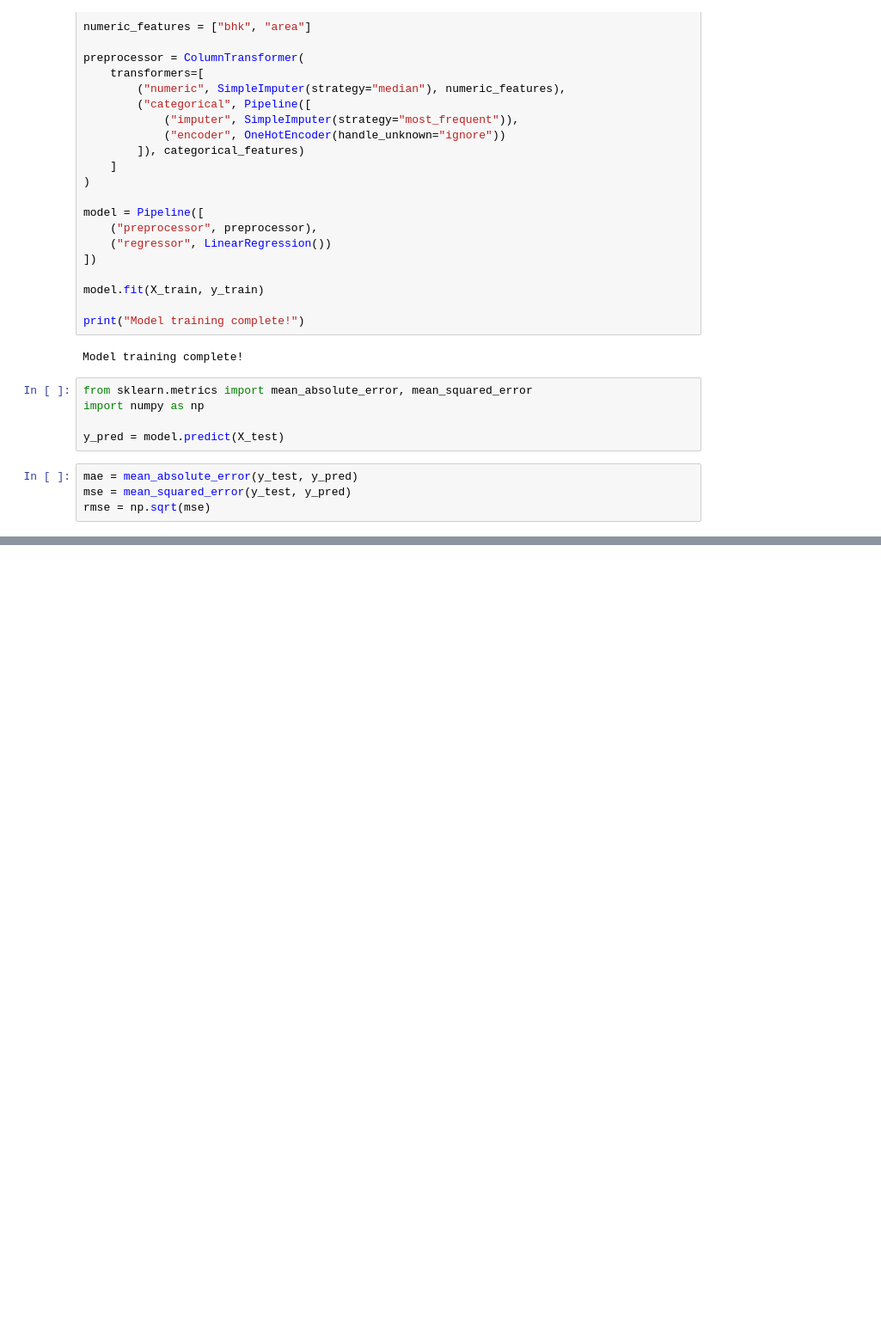
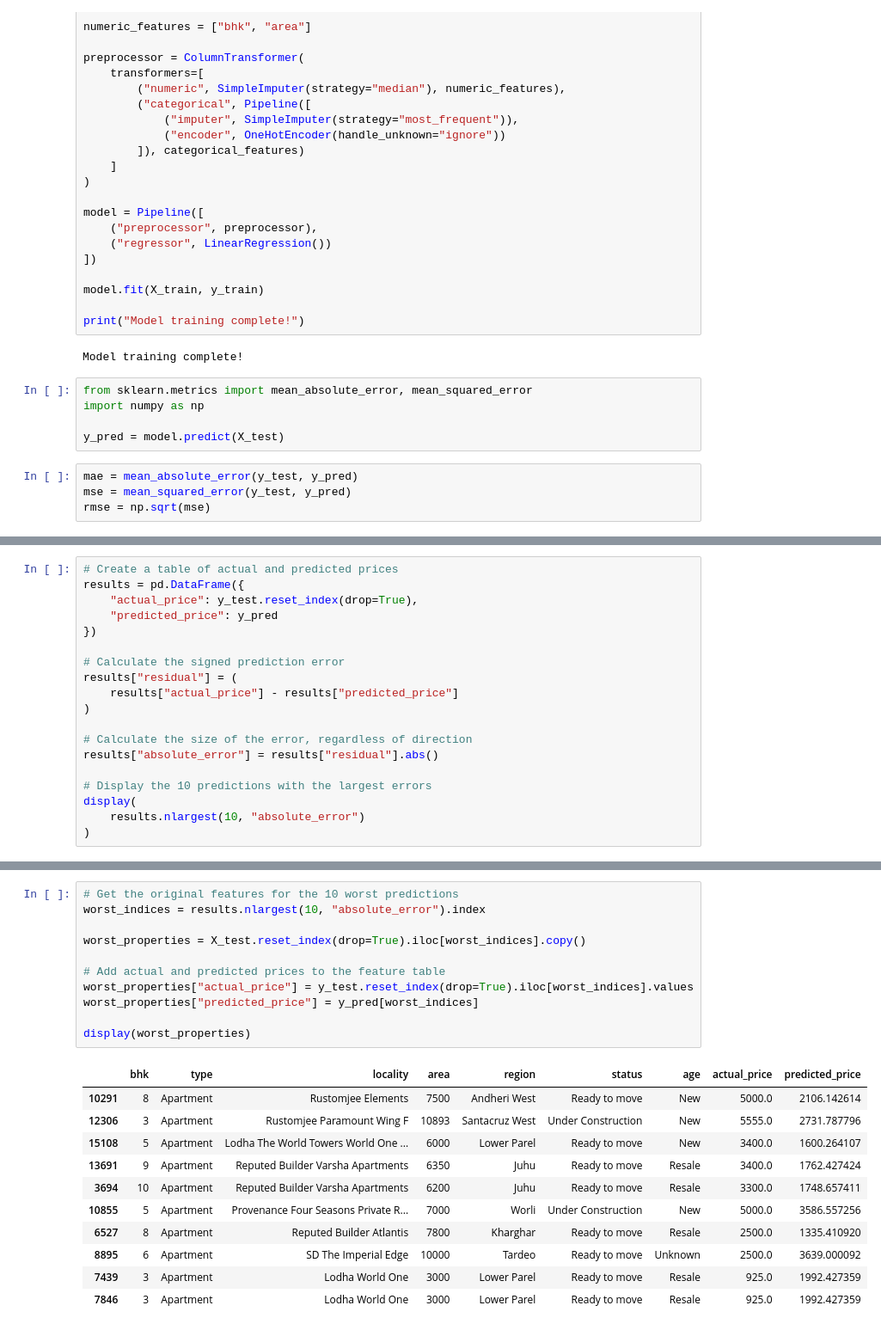
Before and after one commit to Student-boy143/mumbai-house-price-prediction, a Jupyter notebook: notebooks/01_data_exploration.ipynb, the cells around one changed output, grey strips where cells are left out. Shown at 86% size. Cells and saved outputs as stored; diff of their text form; blank space fills up the shorter version.

```diff
--- a/notebooks/01_data_exploration.ipynb
+++ b/notebooks/01_data_exploration.ipynb
@@ -266,0 +267,19 @@ Linear Regression MAE: ₹35.07 lakhs
+# %%
+# Create a table of actual and predicted prices
+results = pd.DataFrame({
+    "actual_price": y_test.reset_index(drop=True),
+    "predicted_price": y_pred
+})
+
+# Calculate the signed prediction error
+results["residual"] = (
+    results["actual_price"] - results["predicted_price"]
+)
+
+# Calculate the size of the error, regardless of direction
+results["absolute_error"] = results["residual"].abs()
+
+# Display the 10 predictions with the largest errors
+display(
+    results.nlargest(10, "absolute_error")
+)
@@ -266,0 +298,23 @@ Linear Regression MAE: ₹35.07 lakhs
+# %%
+# Get the original features for the 10 worst predictions
+worst_indices = results.nlargest(10, "absolute_error").index
+
+worst_properties = X_test.reset_index(drop=True).iloc[worst_indices].copy()
+
+# Add actual and predicted prices to the feature table
+worst_properties["actual_price"] = y_test.reset_index(drop=True).iloc[worst_indices].values
+worst_properties["predicted_price"] = y_pred[worst_indices]
+
+display(worst_properties)
+# %% [output]
+|  | bhk | type | locality | area | region | status | age | actual_price | predicted_price |
+| 10291 | 8 | Apartment | Rustomjee Elements | 7500 | Andheri West | Ready to move | New | 5000.0 | 2106.142614 |
+| 12306 | 3 | Apartment | Rustomjee Paramount Wing F | 10893 | Santacruz West | Under Construction | New | 5555.0 | 2731.787796 |
+| 15108 | 5 | Apartment | Lodha The World Towers World One ... | 6000 | Lower Parel | Ready to move | New | 3400.0 | 1600.264107 |
+| 13691 | 9 | Apartment | Reputed Builder Varsha Apartments | 6350 | Juhu | Ready to move | Resale | 3400.0 | 1762.427424 |
+| 3694 | 10 | Apartment | Reputed Builder Varsha Apartments | 6200 | Juhu | Ready to move | Resale | 3300.0 | 1748.657411 |
+| 10855 | 5 | Apartment | Provenance Four Seasons Private R... | 7000 | Worli | Under Construction | New | 5000.0 | 3586.557256 |
+| 6527 | 8 | Apartment | Reputed Builder Atlantis | 7800 | Kharghar | Ready to move | Resale | 2500.0 | 1335.410920 |
+| 8895 | 6 | Apartment | SD The Imperial Edge | 10000 | Tardeo | Ready to move | Unknown | 2500.0 | 3639.000092 |
+| 7439 | 3 | Apartment | Lodha World One | 3000 | Lower Parel | Ready to move | Resale | 925.0 | 1992.427359 |
+| 7846 | 3 | Apartment | Lodha World One | 3000 | Lower Parel | Ready to move | Resale | 925.0 | 1992.427359 |
```
Also changed, not shown: parts of 5 cells of this notebook.
